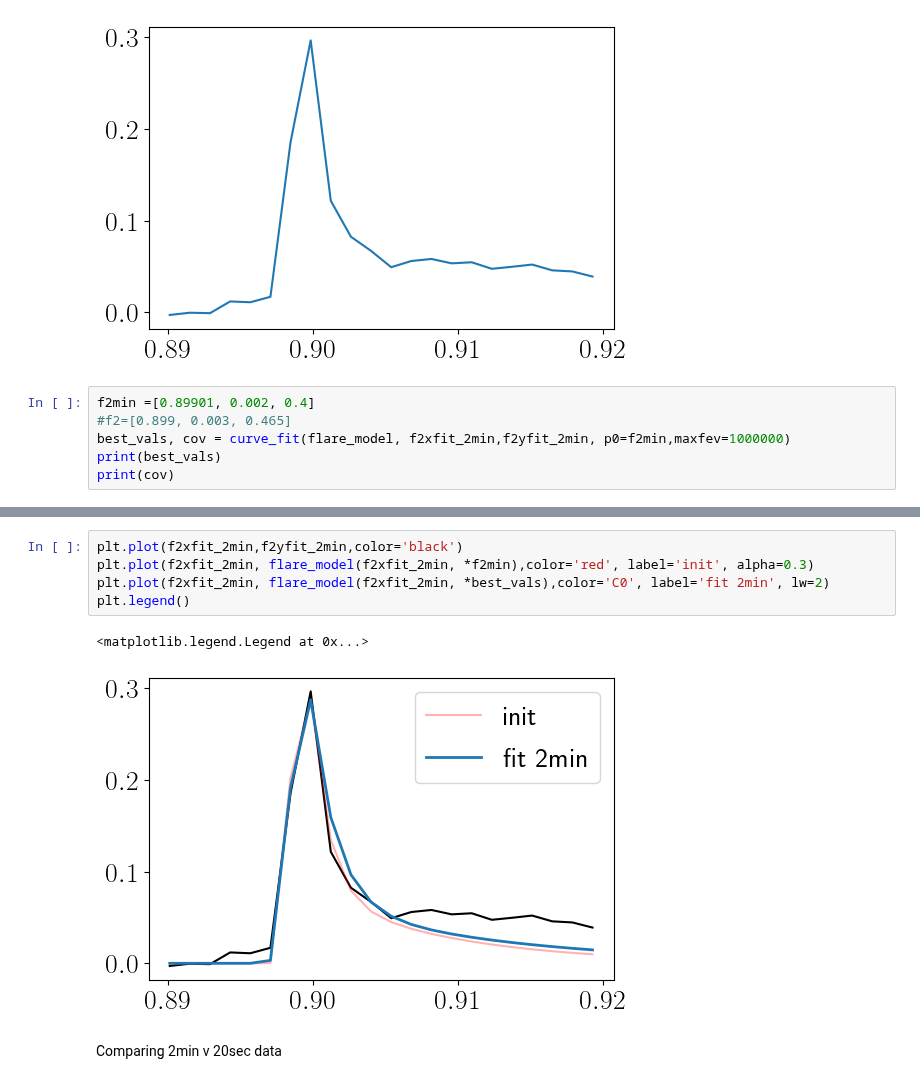
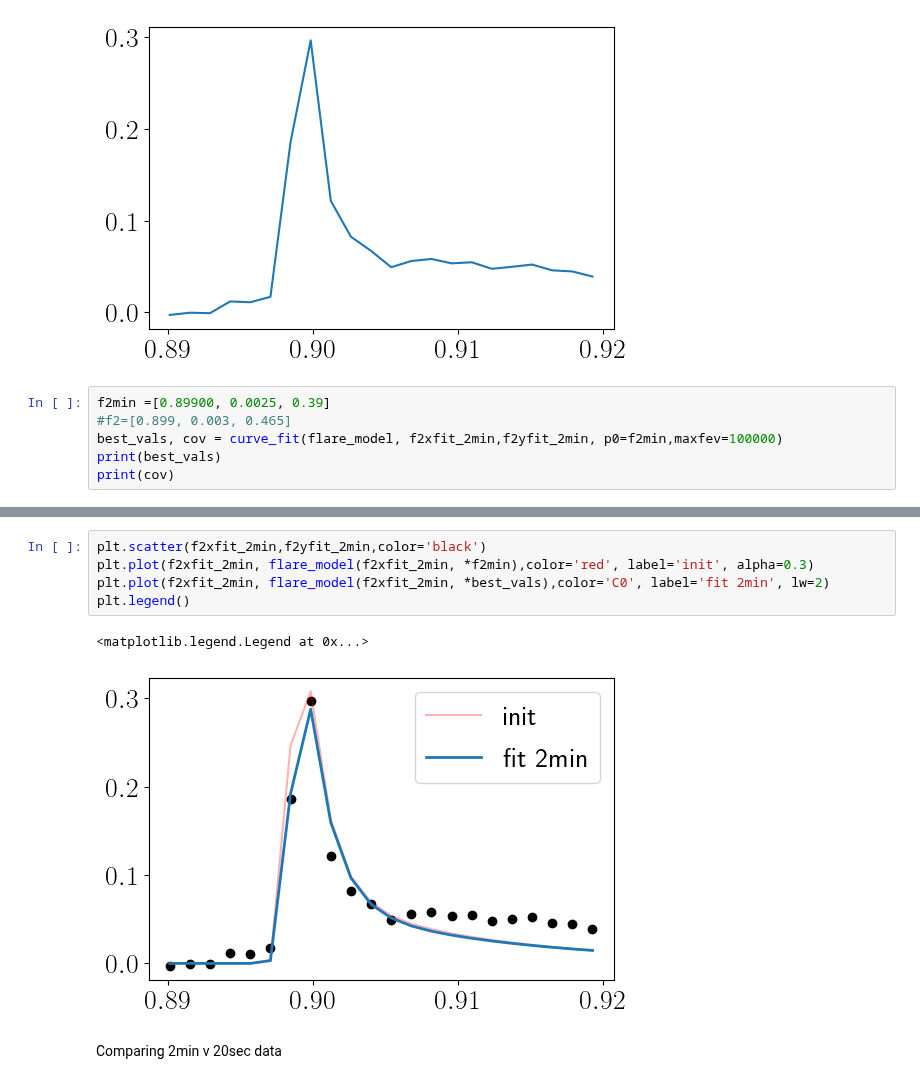
Before and after one commit to lupitatovar/flares, a Jupyter notebook: notebooks/TESS_examples.ipynb, the cells around one changed output, grey strips where cells are left out. Cells and saved outputs as stored; diff of their text form.

```diff
--- a/notebooks/TESS_examples.ipynb
+++ b/notebooks/TESS_examples.ipynb
@@ -479,9 +479,9 @@ plt.plot(f2xfit_2min,f2yfit_2min)
 [<matplotlib.lines.Line2D at 0x...>]
 [figure]
 # %%
-f2min =[0.89901, 0.002, 0.4]
+f2min =[0.89900, 0.0025, 0.39]
 #f2=[0.899, 0.003, 0.465]
-best_vals, cov = curve_fit(flare_model, f2xfit_2min,f2yfit_2min, p0=f2min,maxfev=1000000)
+best_vals, cov = curve_fit(flare_model, f2xfit_2min,f2yfit_2min, p0=f2min,maxfev=100000)
 print(best_vals)
 print(cov)
 # %% [output]
@@ -499,11 +499,11 @@ plt.plot(f2xfit_2min, flare_model(f2xfit_2min, *f2min),color='red', label='init'
 # %%
-plt.plot(f2xfit_2min,f2yfit_2min,color='black')
+plt.scatter(f2xfit_2min,f2yfit_2min,color='black')
 plt.plot(f2xfit_2min, flare_model(f2xfit_2min, *f2min),color='red', label='init', alpha=0.3)
 plt.plot(f2xfit_2min, flare_model(f2xfit_2min, *best_vals),color='C0', label='fit 2min', lw=2)
 plt.legend()
 # %% [output]
 <matplotlib.legend.Legend at 0x...>
-[figure, old version]
+[figure, new version]
 # %% [markdown]
 Comparing 2min v 20sec data
 # %%
```
Also changed, not shown: parts of 3 cells of this notebook.
